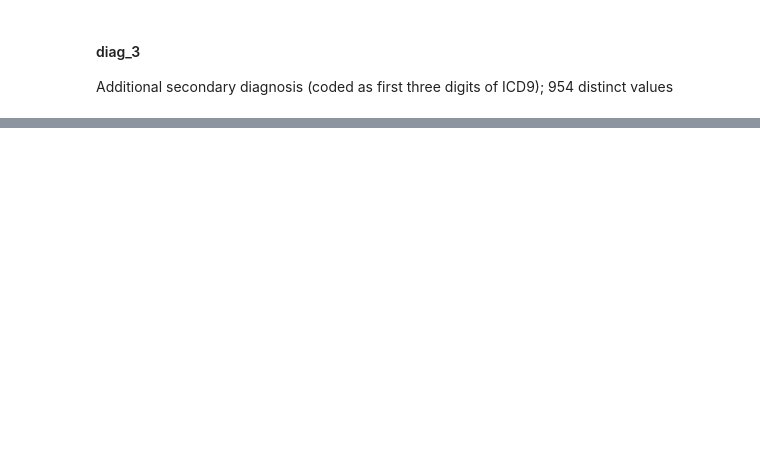
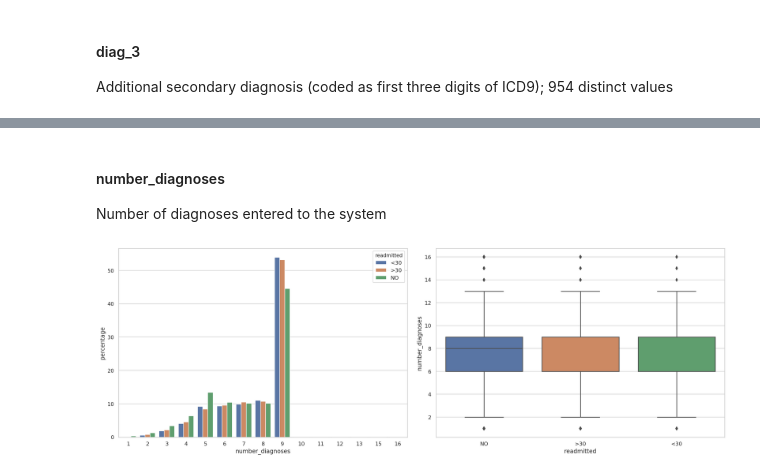
Before and after one commit to pmacinec/diabetes-patients-readmissions-prediction, a Jupyter notebook: notebooks/0_data_analysis.ipynb, the cells around one changed output, grey strips where cells are left out. Drawn from its saved outputs; the diff is of its cells as text; code cells hidden in the pictures; blank space fills up the shorter version.

```diff
--- a/notebooks/0_data_analysis.ipynb
+++ b/notebooks/0_data_analysis.ipynb
@@ -545,0 +541,10 @@ barplot_per_classes(df, 'diag_3_category', 'readmitted', ticks_rotation=30)
+# %% [markdown]
+#### number_diagnoses
+Number of diagnoses entered to the system
+# %%
+fig, axs = plt.subplots(nrows=1, ncols=2, constrained_layout=True)
+fig.set_size_inches(18, 6)
+barplot_per_classes(df, 'number_diagnoses','readmitted', ax=axs[0])
+boxplot_per_classes(df, 'number_diagnoses','readmitted', ax=axs[1])
+# %% [output]
+[figure, added]
```
Also changed, not shown: parts of 17 cells of this notebook.
